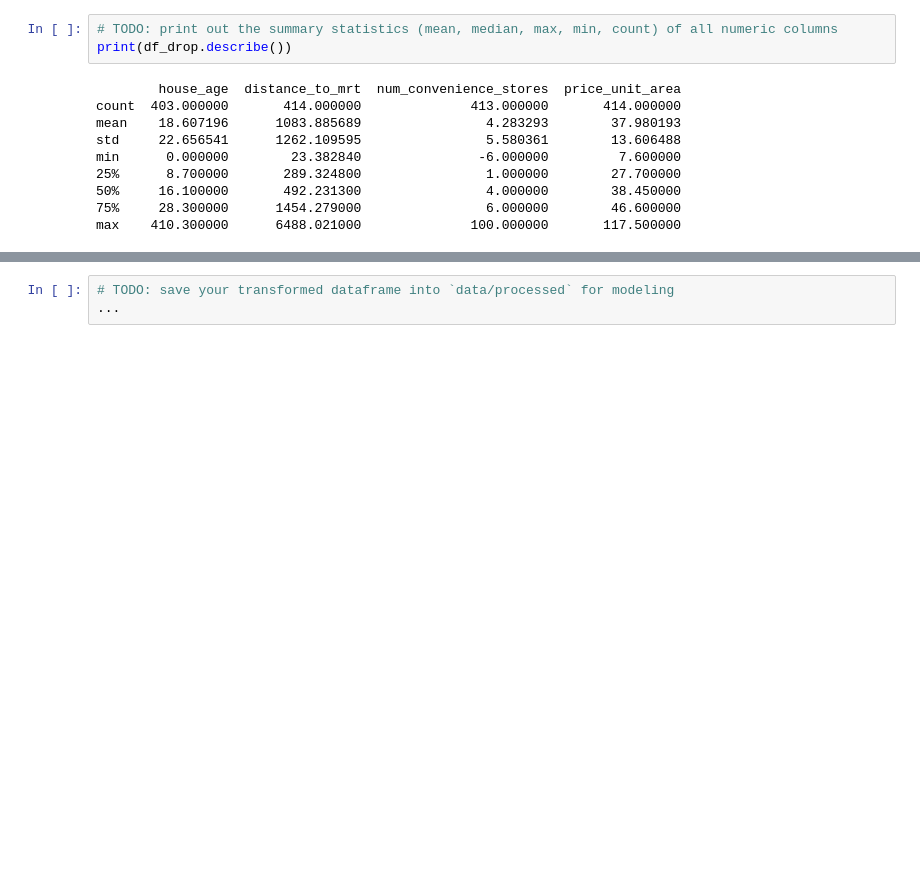
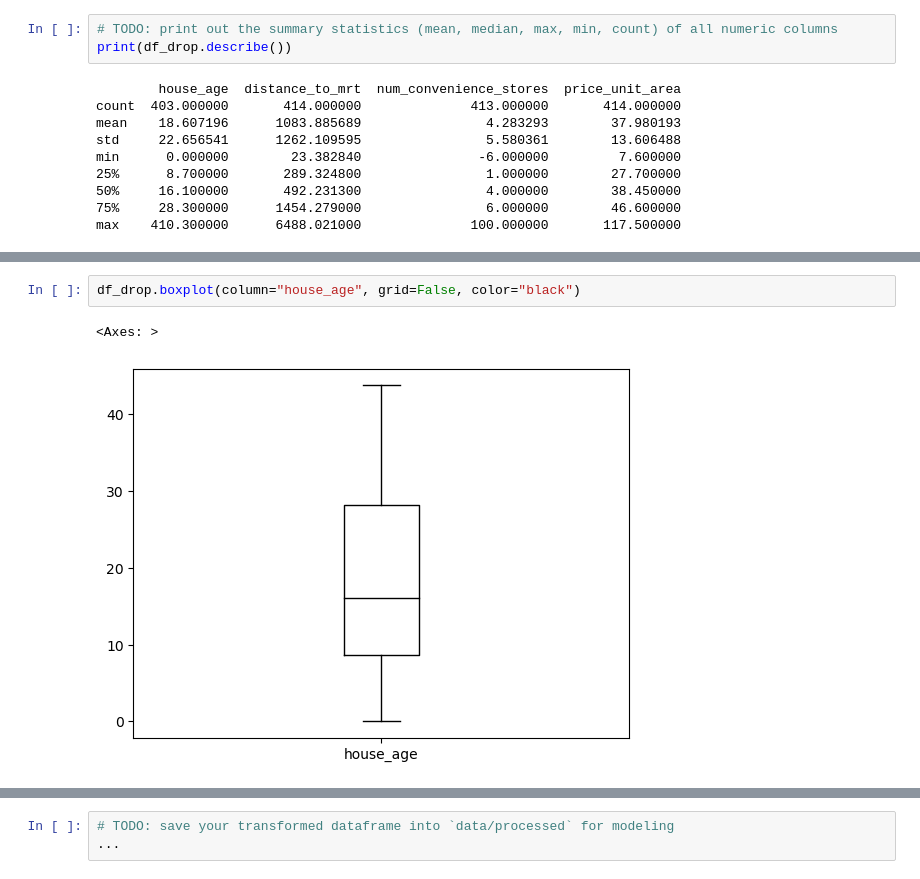
Before and after one commit to gayanes/rental-pricing-explore-challenging, a Jupyter notebook: code/data_prep/02clean.ipynb, the cells around one changed output, grey strips where cells are left out. Saved outputs shown, nothing was run; the diff lists cells and outputs as text; blank space fills up the shorter version.

```diff
--- a/code/data_prep/02clean.ipynb
+++ b/code/data_prep/02clean.ipynb
@@ -119,0 +123,5 @@ max    410.300000      6488.021000              100.000000       117.500000
+# %%
+df_drop.boxplot(column="house_age", grid=False, color="black")
+# %% [output]
+<Axes: >
+[figure, added]
```
Also changed, not shown: parts of 22 cells of this notebook.
